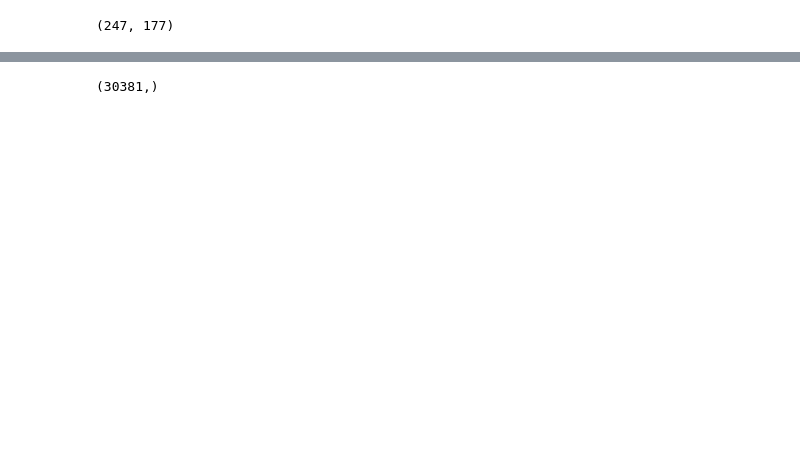
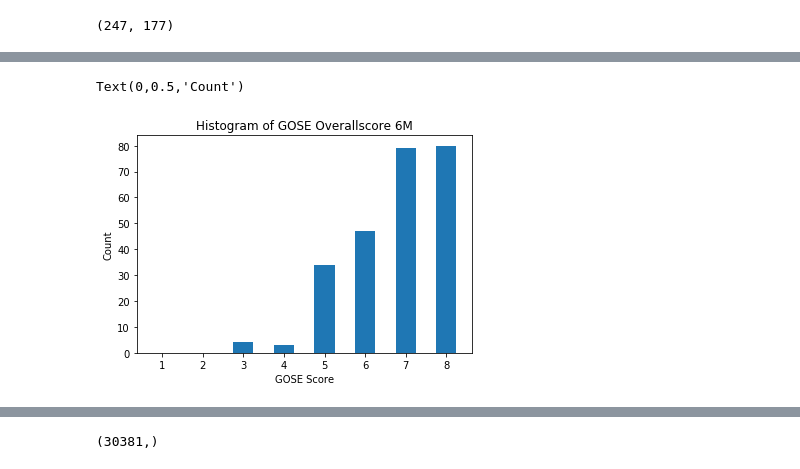
Before and after one commit to BouchardLab/ML_4_prec_prognosis, a Jupyter notebook: notebooks/entropy_vs_numclusters.ipynb, the cells around one changed output, grey strips where cells are left out. Drawn from its saved outputs; the diff is of its cells as text; code cells hidden in the pictures; blank space fills up the shorter version.

```diff
--- a/notebooks/entropy_vs_numclusters.ipynb
+++ b/notebooks/entropy_vs_numclusters.ipynb
@@ -27,0 +38,8 @@ np.array(list(Counter(gose).values()))/len(gose)
+# %%
+plt.hist(gose_overallscore_6m, align='left', bins=np.arange(1,9,0.5))
+plt.title('Histogram of GOSE Overallscore 6M')
+plt.xlabel('GOSE Score')
+plt.ylabel('Count')
+# %% [output]
+Text(0,0.5,'Count')
+[figure, added]
```
Also changed, not shown: parts of 16 cells of this notebook, 3 other files.
